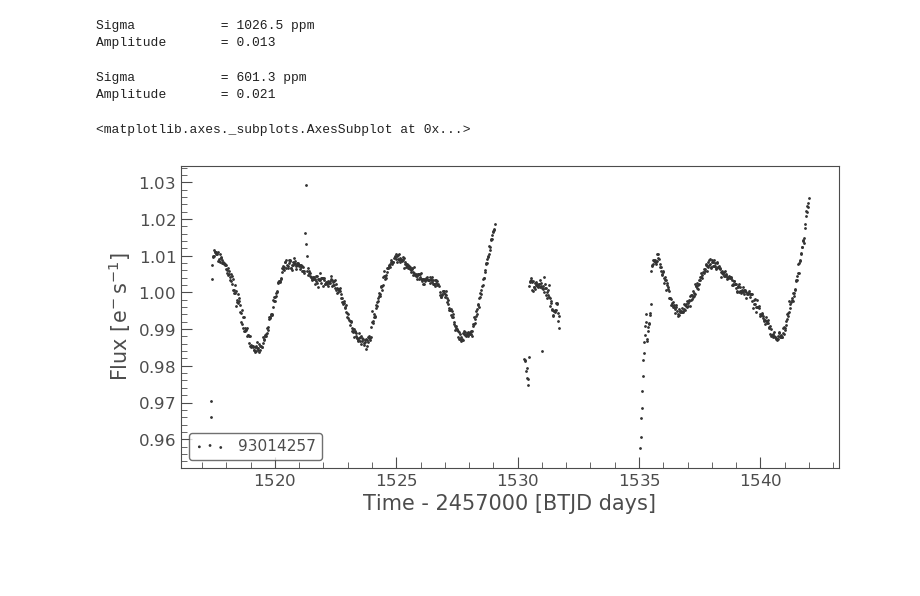
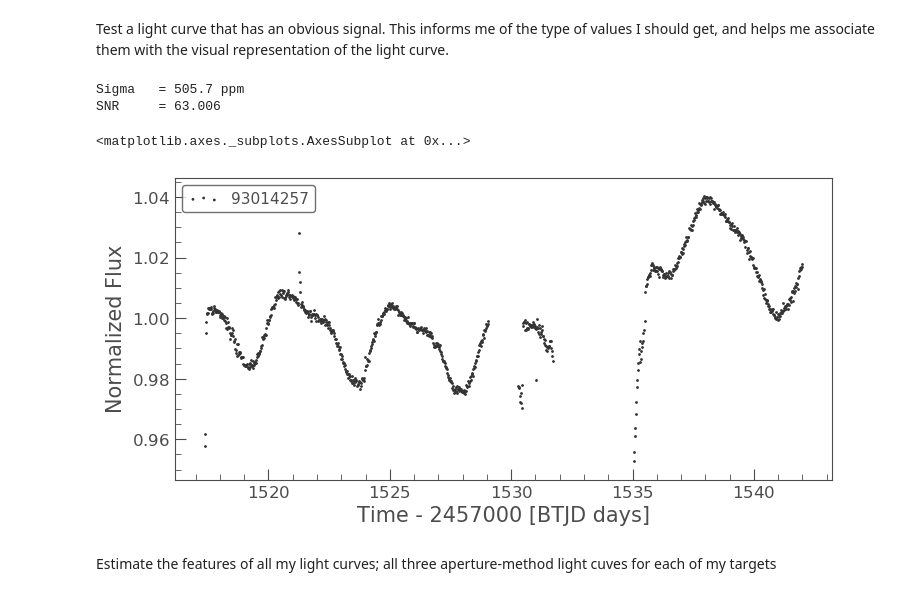
Before and after one commit to AstroJosePC/TESSDataExploration, a Jupyter notebook: LCFeatureExploration.ipynb, the cells around one changed output. Saved outputs shown, nothing was run; the diff lists cells and outputs as text; code cells hidden in the pictures; blank space fills up the shorter version.

```diff
--- a/LCFeatureExploration.ipynb
+++ b/LCFeatureExploration.ipynb
@@ -16,7 +23,6 @@ from k2spin import prot
 # %%
 # Parameters
 outlier_sigma = 3.0
-flatten_window = 321
 
 # Import target list
 targets = ascii.read('DataInput/cluster_targets_tic.ecsv')
@@ -34,51 +40,32 @@ with fits.open('DataInput/ClusterQuality/Sector8_Sample.fits.gz') as quality_sam
     #   0 means good, 1 means bad
     quality_flags = quality_sample[1].data['quality']
     good_mask = ~quality_flags.astype(bool)
-
-# Reduce quality mask to match light curves
-short_quality = good_mask[sample_tpf.hdu[1].data['quality'] != 32]
-
-# Get sample light curve
-fits_path = fits_paths[39]
-
-# Import sample FITS Light Curve, remove outliers, and long term trends
-ticid, ap_type = decode_filename(fits_path)
-lcf = open_lc(fits_path)
-lc = lcf.get_lightcurve('FLUX')
-cleared_lc = lc.remove_outliers(sigma=outlier_sigma)
-flatten_lc, trend_lc = cleared_lc.flatten(flatten_window, return_trend=True, polyorder=2)
-
-# Estimate Features
-sigma = error_estimate(flatten_lc, quality=short_quality)
-amplitude = amplitude_estimate(flatten_lc, quality=short_quality)
-print(f'Sigma \t\t= {sigma:.1f} ppm')
-print(f'Amplitude \t= {amplitude:.3f}')
-# %% [output]
-Sigma           = 1026.5 ppm
-Amplitude       = 0.013
+# %% [markdown]
+Test a light curve that has an obvious signal. This informs me of the type of values I should get, and helps me associate them with the visual representation of the light curve.
 # %%
 for fits_path in fits_paths:
     if '93014257' in fits_path:
         break
 
 # Import sample FITS Light Curve, remove outliers, and long term trends
 ticid, ap_type = decode_filename(fits_path)
 lcf = open_lc(fits_path)
-lc = lcf.get_lightcurve('FLUX')
-cleared_lc = lc.remove_outliers(sigma=outlier_sigma)
-flatten_lc, trend_lc = cleared_lc.flatten(flatten_window, return_trend=True, polyorder=2)
+lc = lcf.get_lightcurve('FLUX').normalize()
+cleared_lc, clipped_mask = lc.remove_outliers(sigma=outlier_sigma, return_mask=True)
 
 # Estimate Features
-sigma = error_estimate(flatten_lc)
-amplitude = amplitude_estimate(flatten_lc)
-print(f'Sigma \t\t= {sigma:.1f} ppm')
-print(f'Amplitude \t= {amplitude:.3f}')
-flatten_lc.scatter()
+sigma = error_estimate(cleared_lc, quality=good_mask[~clipped_mask])
+amplitude = amplitude_estimate(cleared_lc, quality=good_mask[~clipped_mask])
+print(f'Sigma \t= {sigma*1e6:.1f} ppm')
+print(f'SNR \t= {amplitude/sigma:.3f}')
+cleared_lc.scatter(normalize=False)
 # %% [output]
-Sigma           = 601.3 ppm
-Amplitude       = 0.021
+Sigma   = 505.7 ppm
+SNR     = 63.006
 <matplotlib.axes._subplots.AxesSubplot at 0x...>
-[figure, old version]
+[figure, new version]
+# %% [markdown]
+Estimate the features of all my light curves; all three aperture-method light cuves for each of my targets
 # %%
 sigmas = np.zeros(len(fits_paths))
 amplitudes = np.zeros(len(fits_paths))
```
Also changed, not shown: parts of 15 cells of this notebook, 2 other files.
